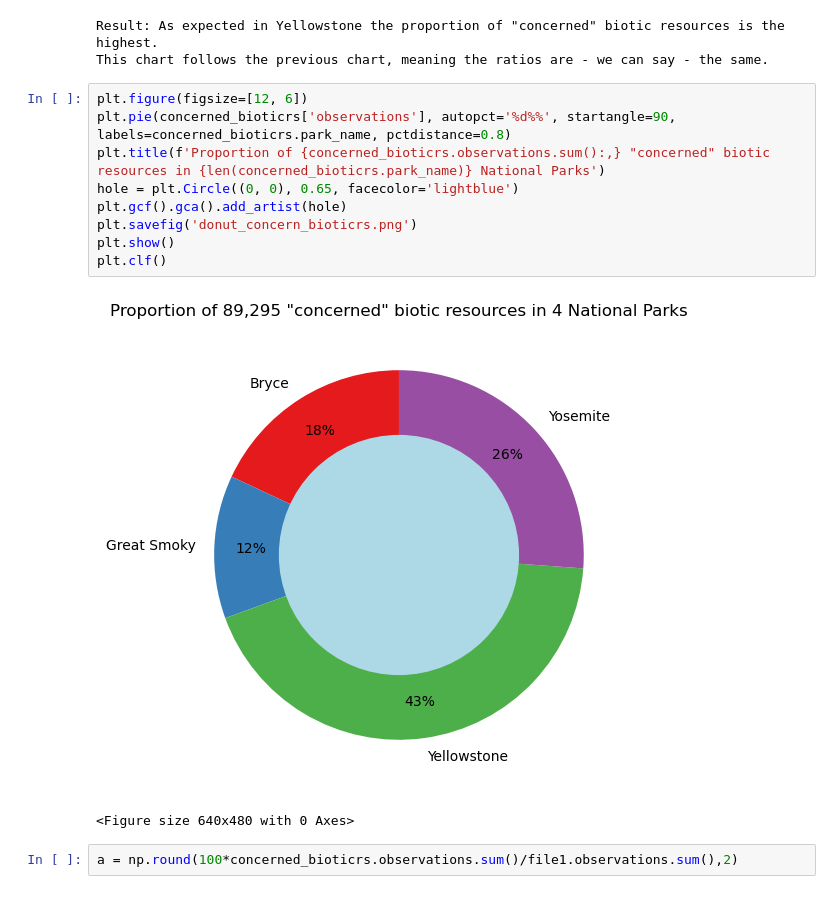
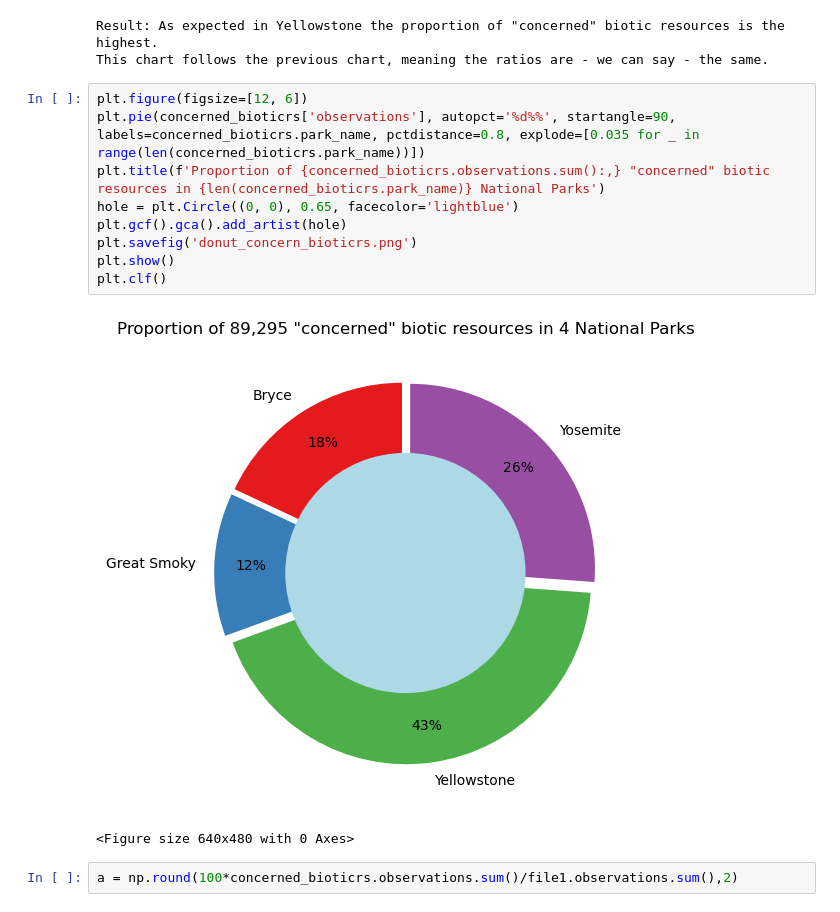
Before and after one commit to LiZoMark841619/Biodiversity_Project, a Jupyter notebook: biodiversity_starter/biodiversity.ipynb, the cells around one changed output. Drawn from its saved outputs; the diff is of its cells as text.

```diff
--- a/biodiversity_starter/biodiversity.ipynb
+++ b/biodiversity_starter/biodiversity.ipynb
@@ -407,15 +417,15 @@ Result: As expected in Yellowstone the proportion of "concerned" biotic resource
 This chart follows the previous chart, meaning the ratios are - we can say - the same.
 # %%
 plt.figure(figsize=[12, 6])
-plt.pie(concerned_bioticrs['observations'], autopct='%d%%', startangle=90, labels=concerned_bioticrs.park_name, pctdistance=0.8)
+plt.pie(concerned_bioticrs['observations'], autopct='%d%%', startangle=90, labels=concerned_bioticrs.park_name, pctdistance=0.8, explode=[0.035 for _ in range(len(concerned_bioticrs.park_name))])
 plt.title(f'Proportion of {concerned_bioticrs.observations.sum():,} "concerned" biotic resources in {len(concerned_bioticrs.park_name)} National Parks')
 hole = plt.Circle((0, 0), 0.65, facecolor='lightblue')
 plt.gcf().gca().add_artist(hole)
 plt.savefig('donut_concern_bioticrs.png')
 plt.show()
 plt.clf()
 # %% [output]
-[figure, old version]
+[figure, new version]
 <Figure size 640x480 with 0 Axes>
 # %%
 a = np.round(100*concerned_bioticrs.observations.sum()/file1.observations.sum(),2)
```
Also changed, not shown: parts of 3 cells of this notebook, 1 other file.
